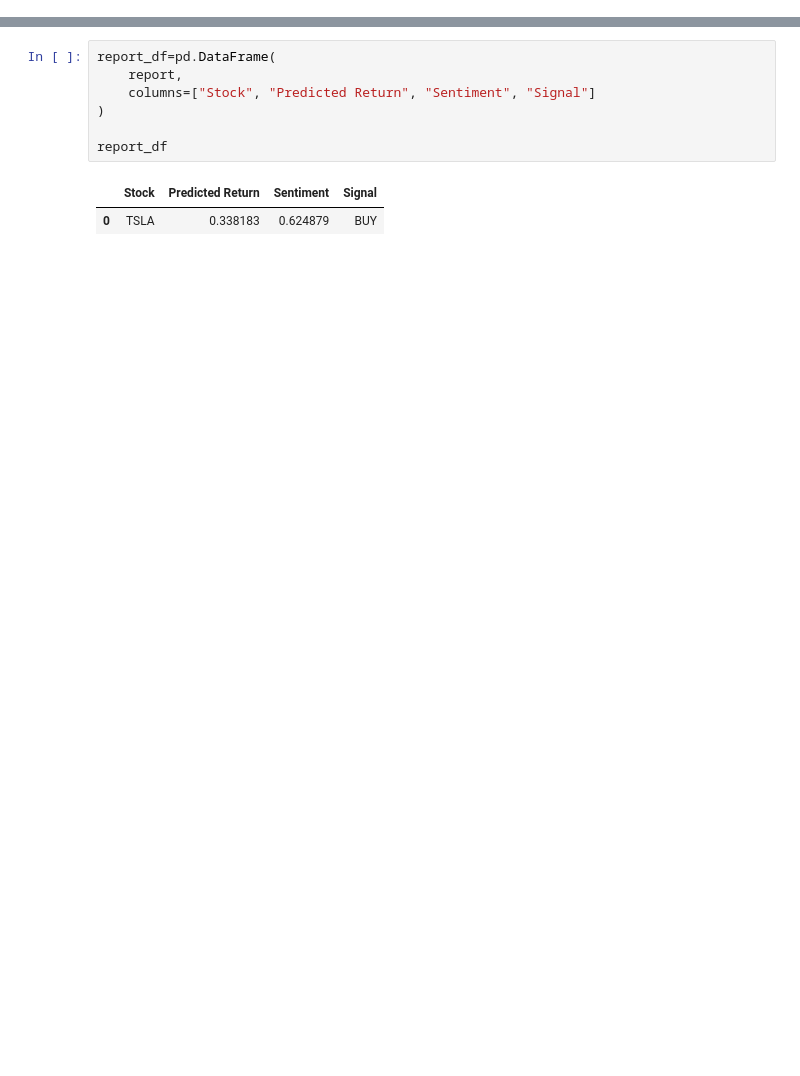
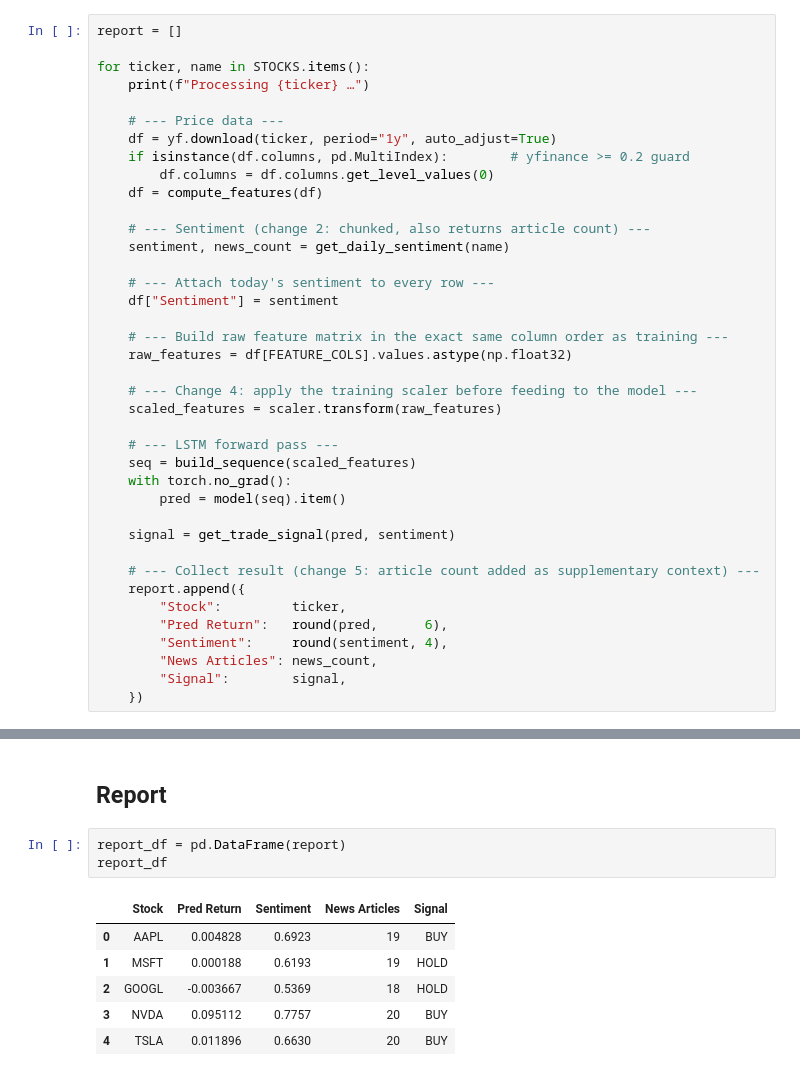
Before and after one commit to sanjiban-byte/sentiment-stock-prediction, a Jupyter notebook: notebooks/final.ipynb, the cells around one changed output, grey strips where cells are left out. Drawn from its saved outputs; the diff is of its cells as text; blank space fills up the shorter version.

```diff
--- a/notebooks/final.ipynb
+++ b/notebooks/final.ipynb
@@ -182,0 +191,39 @@ Processing TSLA...
+# %%
+report = []
+
+for ticker, name in STOCKS.items():
+    print(f"Processing {ticker} …")
+
+    # --- Price data ---
+    df = yf.download(ticker, period="1y", auto_adjust=True)
+    if isinstance(df.columns, pd.MultiIndex):        # yfinance >= 0.2 guard
+        df.columns = df.columns.get_level_values(0)
+    df = compute_features(df)
+
+    # --- Sentiment (change 2: chunked, also returns article count) ---
+    sentiment, news_count = get_daily_sentiment(name)
+
+    # --- Attach today's sentiment to every row ---
+    df["Sentiment"] = sentiment
+
+    # --- Build raw feature matrix in the exact same column order as training ---
+    raw_features = df[FEATURE_COLS].values.astype(np.float32)
+
+    # --- Change 4: apply the training scaler before feeding to the model ---
+    scaled_features = scaler.transform(raw_features)
+
+    # --- LSTM forward pass ---
+    seq = build_sequence(scaled_features)
+    with torch.no_grad():
+        pred = model(seq).item()
+
+    signal = get_trade_signal(pred, sentiment)
+
+    # --- Collect result (change 5: article count added as supplementary context) ---
+    report.append({
+        "Stock":         ticker,
+        "Pred Return":   round(pred,      6),
+        "Sentiment":     round(sentiment, 4),
+        "News Articles": news_count,
+        "Signal":        signal,
+    })
@@ -183,10 +242,12 @@ Processing TSLA...
+# %% [markdown]
+## Report
 # %%
-report_df=pd.DataFrame(
-    report,
-    columns=["Stock", "Predicted Return", "Sentiment", "Signal"]
-)
-
+report_df = pd.DataFrame(report)
 report_df
 # %% [output]
-|  | Stock | Predicted Return | Sentiment | Signal |
-| 0 | TSLA | 0.338183 | 0.624879 | BUY |
+|  | Stock | Pred Return | Sentiment | News Articles | Signal |
+| 0 | AAPL | 0.004828 | 0.6923 | 19 | BUY |
+| 1 | MSFT | 0.000188 | 0.6193 | 19 | HOLD |
+| 2 | GOOGL | -0.003667 | 0.5369 | 18 | HOLD |
+| 3 | NVDA | 0.095112 | 0.7757 | 20 | BUY |
+| 4 | TSLA | 0.011896 | 0.6630 | 20 | BUY |
```
Also changed, not shown: parts of 24 cells of this notebook, 4 other files.
